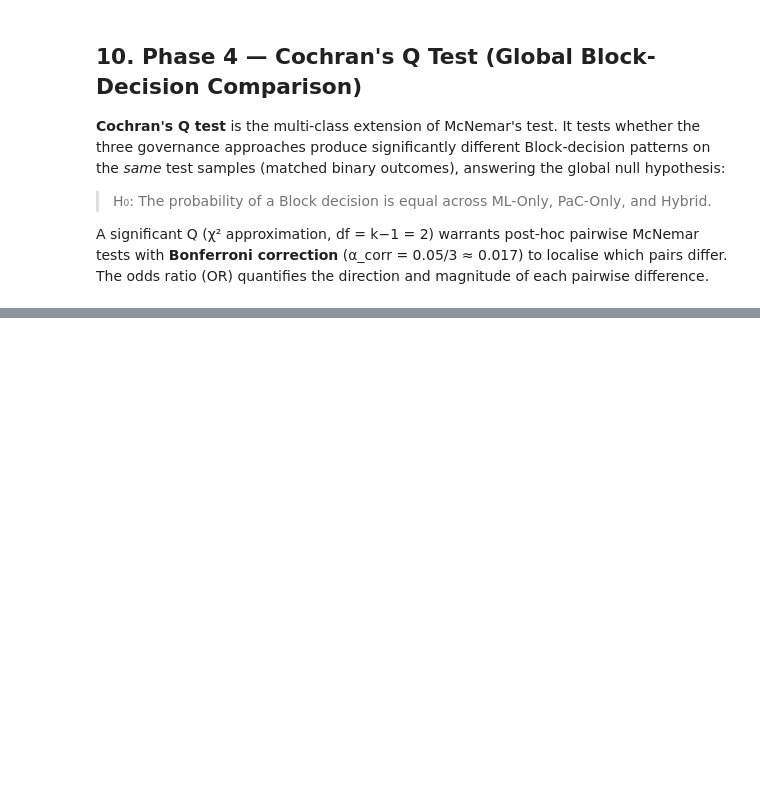
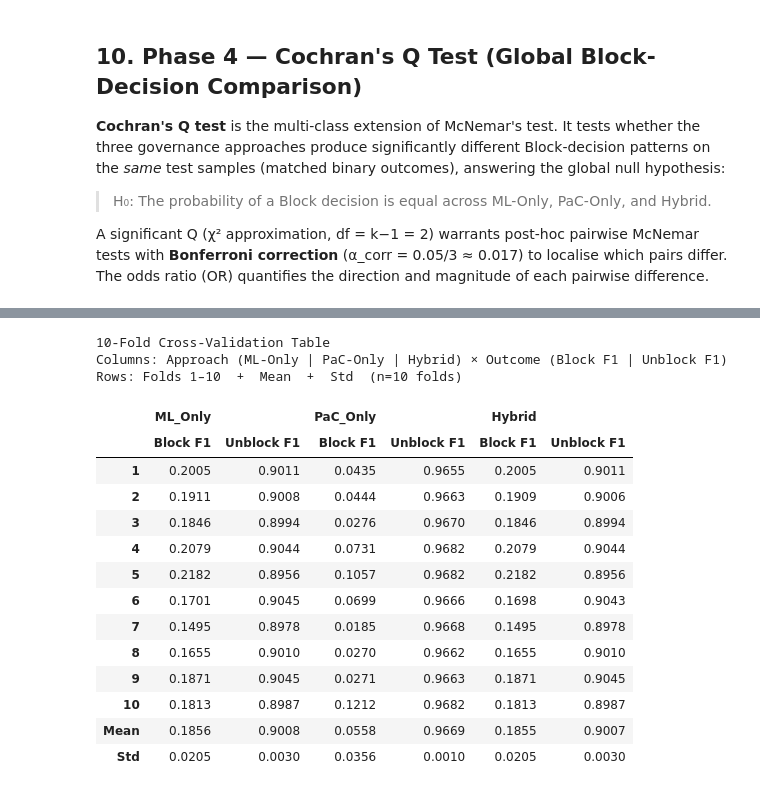
Before and after one commit to yunjin08/ml-code-eval, a Jupyter notebook: notebooks/findings.ipynb, the cells around one changed output, grey strips where cells are left out. Drawn from its saved outputs; the diff is of its cells as text; code cells hidden in the pictures; blank space fills up the shorter version.

```diff
--- a/notebooks/findings.ipynb
+++ b/notebooks/findings.ipynb
@@ -528,0 +643,76 @@ pd.DataFrame(posthoc_rows)
+# %%
+import numpy as np
+import csv as _csv
+from sklearn.model_selection import StratifiedKFold
+from sklearn.metrics import precision_recall_fscore_support
+
+_csv.field_size_limit(10 ** 7)
+
+# ── Load decisions ─────────────────────────────────────────────────────────────
+df_cv_raw = pd.read_csv(
+    csv_path,
+    usecols=['label', 'decision_ml', 'decision_pac', 'decision_hybrid']
+)
+y_true_all = df_cv_raw['label'].values.astype(int)
+
+# Binary recode: Block (decision == 2) → 1, Unblock (decision != 2) → 0
+b_ml  = (df_cv_raw['decision_ml']     == 2).astype(int).values
+b_pac = (df_cv_raw['decision_pac']    == 2).astype(int).values
+b_hyb = (df_cv_raw['decision_hybrid'] == 2).astype(int).values
+
+# ── 10-fold stratified CV ──────────────────────────────────────────────────────
+skf = StratifiedKFold(n_splits=10, shuffle=True, random_state=42)
+
+cv_rows = []
+for fold_idx, (_, fold_idx_test) in enumerate(
+        skf.split(np.zeros(len(y_true_all)), y_true_all), start=1):
+
+    yt = y_true_all[fold_idx_test]
+    row = {'Fold': fold_idx}
+
+    for approach, pred in [('ML_Only', b_ml), ('PaC_Only', b_pac), ('Hybrid', b_hyb)]:
+        yp = pred[fold_idx_test]
+
+        # Block F1  (pos_label=1: decision==2 is Block, ground truth 1 is vulnerable)
+        _, _, f1_block, _ = precision_recall_fscore_support(
+            yt, yp, average='binary', pos_label=1, zero_division=0)
+
+        # Unblock F1 (pos_label=0: decision!=2 is Unblock, ground truth 0 is non-vulnerable)
+        _, _, f1_unblock, _ = precision_recall_fscore_support(
+            yt, yp, average='binary', pos_label=0, zero_division=0)
+
+        row[(approach, 'Block F1')]   = round(float(f1_block),   4)
+        row[(approach, 'Unblock F1')] = round(float(f1_unblock), 4)
+
+    cv_rows.append(row)
+
+# ── Build MultiIndex DataFrame ─────────────────────────────────────────────────
+df_cv = pd.DataFrame(cv_rows).set_index('Fold')
+df_cv.columns = pd.MultiIndex.from_tuples(df_cv.columns)
+
+mean_row = df_cv.mean().rename('Mean')
+std_row  = df_cv.std(ddof=1).rename('Std')
+df_cv_display = pd.concat([df_cv, pd.DataFrame([mean_row, std_row])]).round(4)
+
+print("10-Fold Cross-Validation Table")
+print("Columns: Approach (ML-Only | PaC-Only | Hybrid) × Outcome (Block F1 | Unblock F1)")
+print(f"Rows: Folds 1–10  +  Mean  +  Std  (n={len(df_cv)} folds)\n")
+df_cv_display
+# %% [output]
+10-Fold Cross-Validation Table
+Columns: Approach (ML-Only | PaC-Only | Hybrid) × Outcome (Block F1 | Unblock F1)
+Rows: Folds 1–10  +  Mean  +  Std  (n=10 folds)
+|  | ML_Only |  | PaC_Only |  | Hybrid |  |
+|  | Block F1 | Unblock F1 | Block F1 | Unblock F1 | Block F1 | Unblock F1 |
+| 1 | 0.2005 | 0.9011 | 0.0435 | 0.9655 | 0.2005 | 0.9011 |
+| 2 | 0.1911 | 0.9008 | 0.0444 | 0.9663 | 0.1909 | 0.9006 |
+| 3 | 0.1846 | 0.8994 | 0.0276 | 0.9670 | 0.1846 | 0.8994 |
+| 4 | 0.2079 | 0.9044 | 0.0731 | 0.9682 | 0.2079 | 0.9044 |
+| 5 | 0.2182 | 0.8956 | 0.1057 | 0.9682 | 0.2182 | 0.8956 |
+| 6 | 0.1701 | 0.9045 | 0.0699 | 0.9666 | 0.1698 | 0.9043 |
+| 7 | 0.1495 | 0.8978 | 0.0185 | 0.9668 | 0.1495 | 0.8978 |
+| 8 | 0.1655 | 0.9010 | 0.0270 | 0.9662 | 0.1655 | 0.9010 |
+| 9 | 0.1871 | 0.9045 | 0.0271 | 0.9663 | 0.1871 | 0.9045 |
+| 10 | 0.1813 | 0.8987 | 0.1212 | 0.9682 | 0.1813 | 0.8987 |
+| Mean | 0.1856 | 0.9008 | 0.0558 | 0.9669 | 0.1855 | 0.9007 |
+| Std | 0.0205 | 0.0030 | 0.0356 | 0.0010 | 0.0205 | 0.0030 |
```
Also changed, not shown: parts of 9 cells of this notebook, 4 other files.
